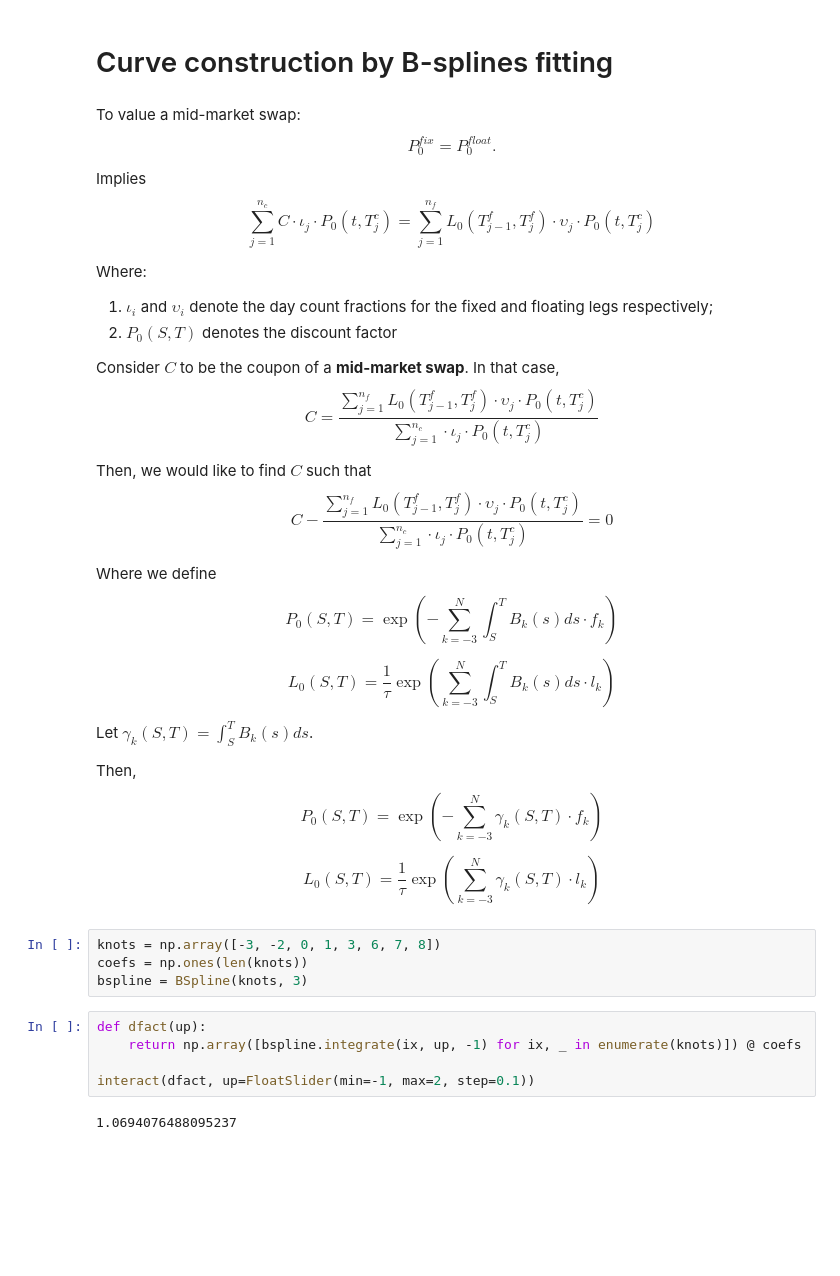
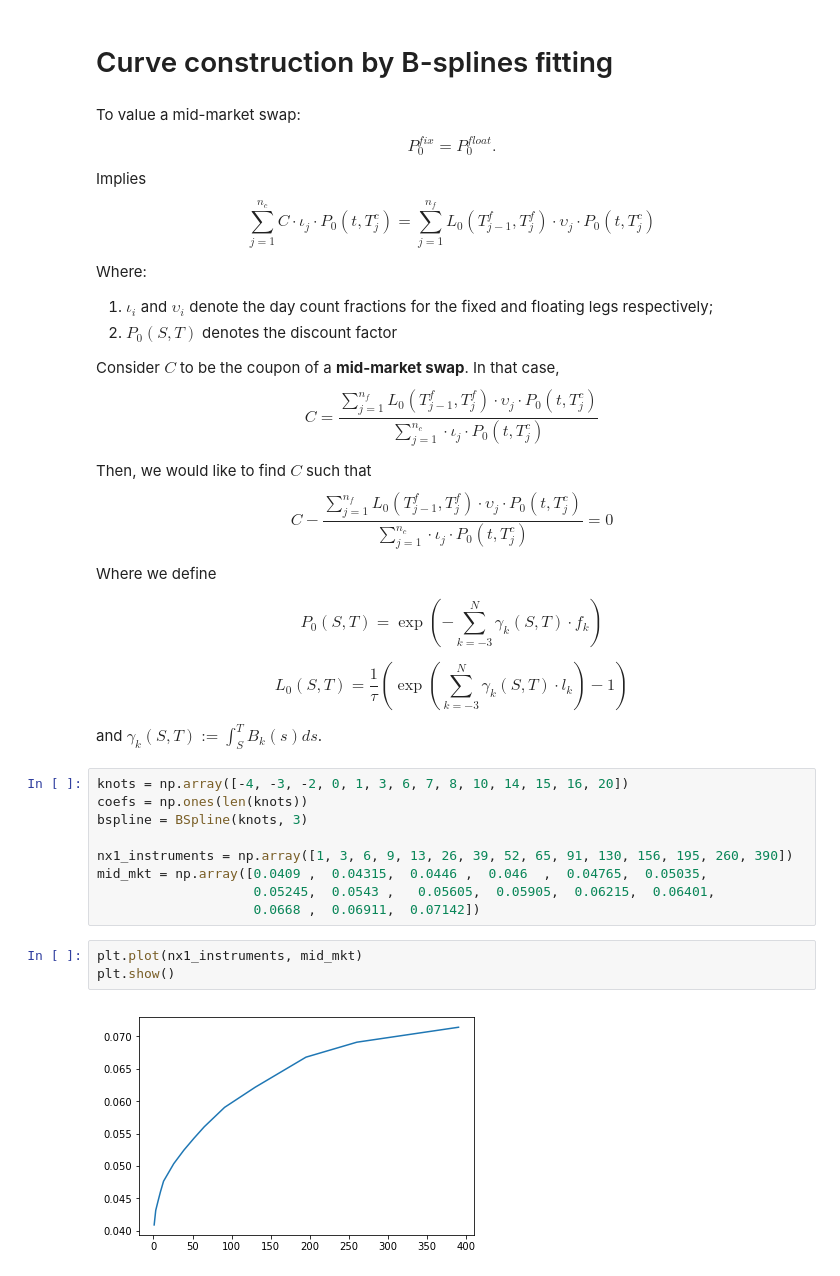
Before and after one commit to gerdm/TGMAFFIRO, a Jupyter notebook: curves/B-Spline.ipynb, the cells around one changed output. Drawn from its saved outputs; the diff is of its cells as text; blank space fills up the shorter version.

```diff
--- a/curves/B-Spline.ipynb
+++ b/curves/B-Spline.ipynb
@@ -153,32 +146,27 @@ $$
 $$
 
 Where we define
+
 $$
-       P_0(S, T) = \exp\left(-\sum_{k=-3}^N\int_S^TB_k(s) ds \cdot f_k\right)
+    P_0(S, T) = \exp\left(-\sum_{k=-3}^N \gamma_k(S,T) \cdot f_k\right)
 $$
 
 $$
-    L_0(S, T) = \frac{1}{\tau}\exp\left(\sum_{k=-3}^{N}\int_S^TB_k(s) ds \cdot l_k\right)
+    L_0(S, T) = \frac{1}{\tau}\left(\exp\left(\sum_{k=-3}^{N}\gamma_k(S,T) \cdot l_k\right)-1\right)
 $$
 
-Let $\gamma_k(S,T) = \int_S^TB_k(s) ds$.
-
-Then,
-$$
-    P_0(S, T) = \exp(-\sum_{k=-3}^N \gamma_k(S,T) \cdot f_k)
-$$
-
-$$
-    L_0(S, T) = \frac{1}{\tau}\exp\left(\sum_{k=-3}^{N}\gamma_k(S,T) \cdot l_k\right)
-$$
+and $\gamma_k(S,T) := \int_S^TB_k(s) ds$.
-# %%
-knots = np.array([-3, -2, 0, 1, 3, 6, 7, 8])
-coefs = np.ones(len(knots))
-bspline = BSpline(knots, 3)
-# %%
-def dfact(up):
-    return np.array([bspline.integrate(ix, up, -1) for ix, _ in enumerate(knots)]) @ coefs
-
-interact(dfact, up=FloatSlider(min=-1, max=2, step=0.1))
-# %% [output]
-1.0694076488095237
+# %%
+knots = np.array([-4, -3, -2, 0, 1, 3, 6, 7, 8, 10, 14, 15, 16, 20])
+coefs = np.ones(len(knots))
+bspline = BSpline(knots, 3)
+
+nx1_instruments = np.array([1, 3, 6, 9, 13, 26, 39, 52, 65, 91, 130, 156, 195, 260, 390])
+mid_mkt = np.array([0.0409 ,  0.04315,  0.0446 ,  0.046  ,  0.04765,  0.05035,
+                    0.05245,  0.0543 ,   0.05605,  0.05905,  0.06215,  0.06401,
+                    0.0668 ,  0.06911,  0.07142])
+# %%
+plt.plot(nx1_instruments, mid_mkt)
+plt.show()
+# %% [output]
+[figure, added]
```
Also changed, not shown: parts of 3 cells of this notebook, 1 other file.
